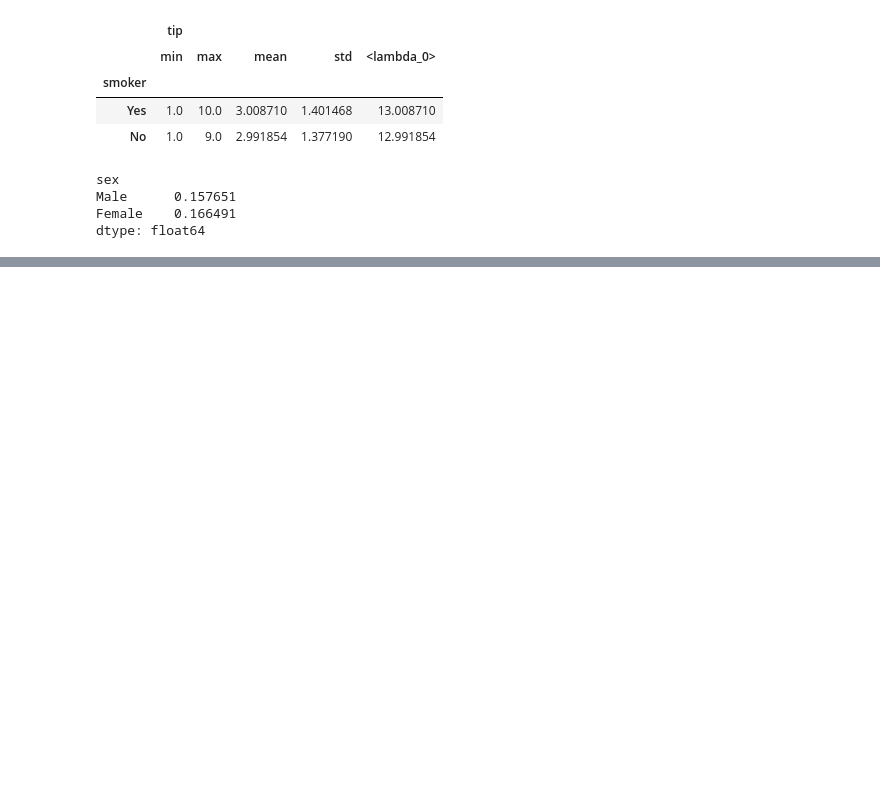
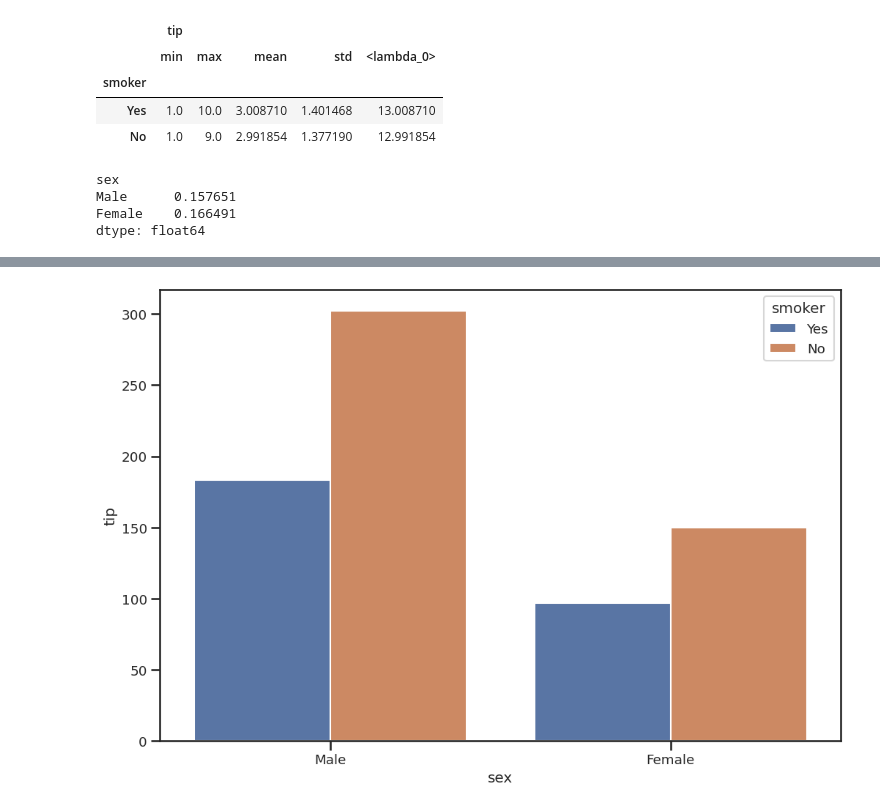
Before and after one commit to vcautela/Data_Wrangling, a Jupyter notebook: Data_Wrangling.ipynb, the cells around one changed output, grey strips where cells are left out. Cells and saved outputs as stored; diff of their text form; code cells hidden in the pictures; blank space fills up the shorter version.

Commit message:
groupby_transform

```diff
--- a/Data_Wrangling.ipynb
+++ b/Data_Wrangling.ipynb
@@ -382,0 +431,8 @@ dtype: float64
+# %%
+
+sns.barplot(data=df, x='sex', y='tip', hue='smoker', estimator=np.sum, errorbar=('ci', False))
+plt.show()
+
+px.bar(data_frame=df,x='sex',y='tip', color='smoker', barmode='group')
+# %% [output]
+[figure, added]
```
Also changed, not shown: parts of 4 cells of this notebook.
